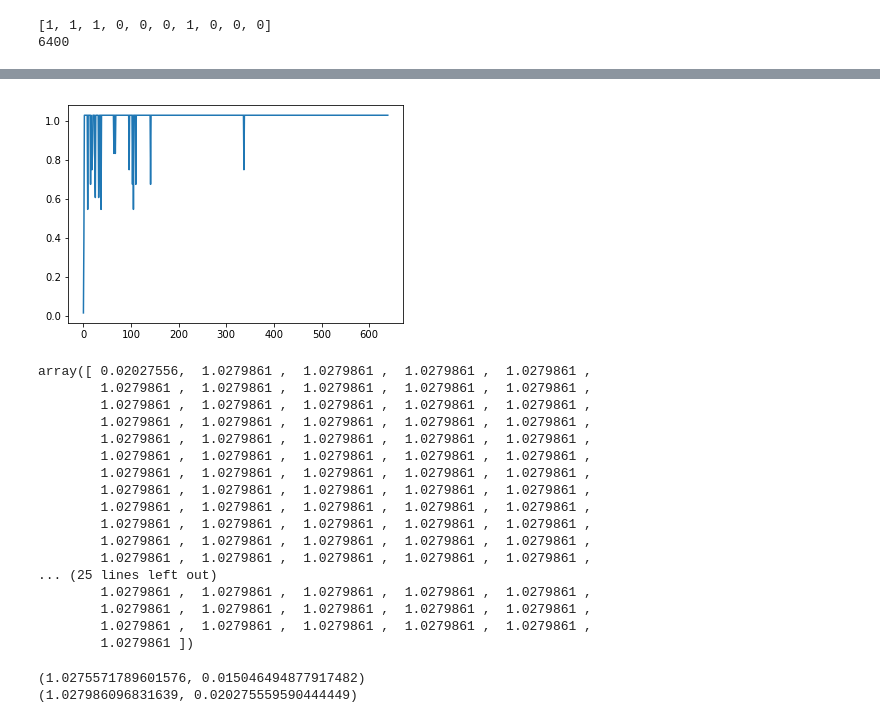
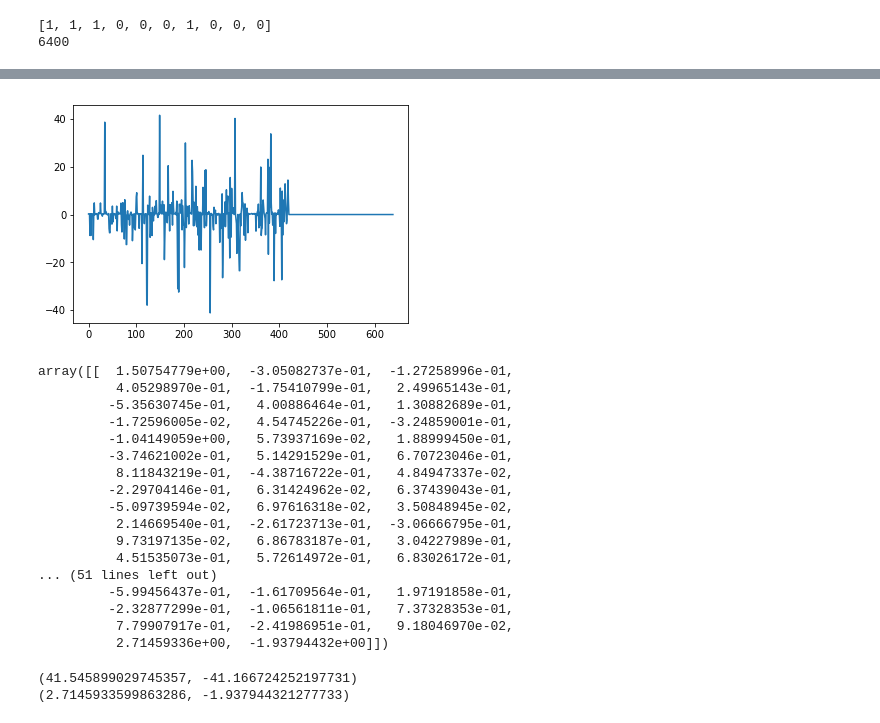
Before and after one commit to ahorjia/FontClassifier, a Jupyter notebook: Attributes/attribute/Process User Choices.ipynb, the cells around one changed output, grey strips where cells are left out. Saved outputs shown, nothing was run; the diff lists cells and outputs as text; code cells hidden in the pictures.

```diff
--- a/Attributes/attribute/Process User Choices.ipynb
+++ b/Attributes/attribute/Process User Choices.ipynb
@@ -249,12 +249,10 @@ print(len(y))
 def get_user_array(attribute_id):
     df3 = df2.loc[df2['attribute'] == attribute_id]
     number_of_samples = df3.shape[0]
-    samples = np.zeros((number_of_unique_users + 1, number_of_samples))
+    samples = np.zeros((number_of_unique_users, number_of_samples))
 
     for index, row in df3.iterrows():
-        user_index = row['user_id'] - 1
-
-        samples[0, index] = 1
+        user_index = row['user_id'] - 2
         samples[user_index, index] = 1
 
     return samples
@@ -328,0 +328,21 @@ result_all = []
+# %%
+w = np.ones(number_of_unique_font_a)
+u = np.ones(number_of_unique_users)
+
+logreg1 = linear_model.LogisticRegression(C=1e5)
+logreg2 = linear_model.LogisticRegression(C=1e5)
+Y = all_y
+
+for i in range(5):
+    t2 = u.dot(all_users)
+    X = np.multiply(t2, all_weights).T
+    logreg1.fit(X, Y)
+    new_w = logreg1.coef_
+
+    t1 = w.dot(all_weights)
+    U = np.multiply(t1, all_users).T
+    logreg2.fit(U, Y)
+    new_u = logreg2.coef_
+
+    u = new_u
+    w = new_w
@@ -404,30 +453,28 @@ KeyboardInterrupt:
 # %%
-u
-
-plt.plot(u)
+plt.plot(u.flatten())
 plt.show()
 # %% [output]
-[figure, old version]
+[figure, new version]
 # %%
 w
 # %% [output]
-array([ 0.02027556,  1.0279861 ,  1.0279861 ,  1.0279861 ,  1.0279861 ,
-        1.0279861 ,  1.0279861 ,  1.0279861 ,  1.0279861 ,  1.0279861 ,
-        1.0279861 ,  1.0279861 ,  1.0279861 ,  1.0279861 ,  1.0279861 ,
-        1.0279861 ,  1.0279861 ,  1.0279861 ,  1.0279861 ,  1.0279861 ,
-        1.0279861 ,  1.0279861 ,  1.0279861 ,  1.0279861 ,  1.0279861 ,
-        1.0279861 ,  1.0279861 ,  1.0279861 ,  1.0279861 ,  1.0279861 ,
-        1.0279861 ,  1.0279861 ,  1.0279861 ,  1.0279861 ,  1.0279861 ,
-        1.0279861 ,  1.0279861 ,  1.0279861 ,  1.0279861 ,  1.0279861 ,
-        1.0279861 ,  1.0279861 ,  1.0279861 ,  1.0279861 ,  1.0279861 ,
-        1.0279861 ,  1.0279861 ,  1.0279861 ,  1.0279861 ,  1.0279861 ,
-        1.0279861 ,  1.0279861 ,  1.0279861 ,  1.0279861 ,  1.0279861 ,
-        1.0279861 ,  1.0279861 ,  1.0279861 ,  1.0279861 ,  1.0279861 ,
-... (25 lines left out)
-        1.0279861 ,  1.0279861 ,  1.0279861 ,  1.0279861 ,  1.0279861 ,
-        1.0279861 ,  1.0279861 ,  1.0279861 ,  1.0279861 ,  1.0279861 ,
-        1.0279861 ,  1.0279861 ,  1.0279861 ,  1.0279861 ,  1.0279861 ,
-        1.0279861 ])
+array([[  1.50754779e+00,  -3.05082737e-01,  -1.27258996e-01,
+          4.05298970e-01,  -1.75410799e-01,   2.49965143e-01,
+         -5.35630745e-01,   4.00886464e-01,   1.30882689e-01,
+         -1.72596005e-02,   4.54745226e-01,  -3.24859001e-01,
+         -1.04149059e+00,   5.73937169e-02,   1.88999450e-01,
+         -3.74621002e-01,   5.14291529e-01,   6.70723046e-01,
+          8.11843219e-01,  -4.38716722e-01,   4.84947337e-02,
+         -2.29704146e-01,   6.31424962e-02,   6.37439043e-01,
+         -5.09739594e-02,   6.97616318e-02,   3.50848945e-02,
+          2.14669540e-01,  -2.61723713e-01,  -3.06666795e-01,
+          9.73197135e-02,   6.86783187e-01,   3.04227989e-01,
+          4.51535073e-01,   5.72614972e-01,   6.83026172e-01,
+... (51 lines left out)
+         -5.99456437e-01,  -1.61709564e-01,   1.97191858e-01,
+         -2.32877299e-01,  -1.06561811e-01,   7.37328353e-01,
+          7.79907917e-01,  -2.41986951e-01,   9.18046970e-02,
+          2.71459336e+00,  -1.93794432e+00]])
 # %%
 import pickle
 f1 = open("u","wb")
@@ -441,8 +488,8 @@ f2.close()
 print(u.max(), u.min())
 print(w.max(), w.min())
 # %% [output]
-(1.0275571789601576, 0.015046494877917482)
-(1.027986096831639, 0.020275559590444449)
+(41.545899029745357, -41.166724252197731)
+(2.7145933599863286, -1.937944321277733)
 # %%
 def change_range(range1, min_dest, max_dest):
     min_r = range1.min()
```
Also changed, not shown: parts of 24 cells of this notebook, 2 other files.
